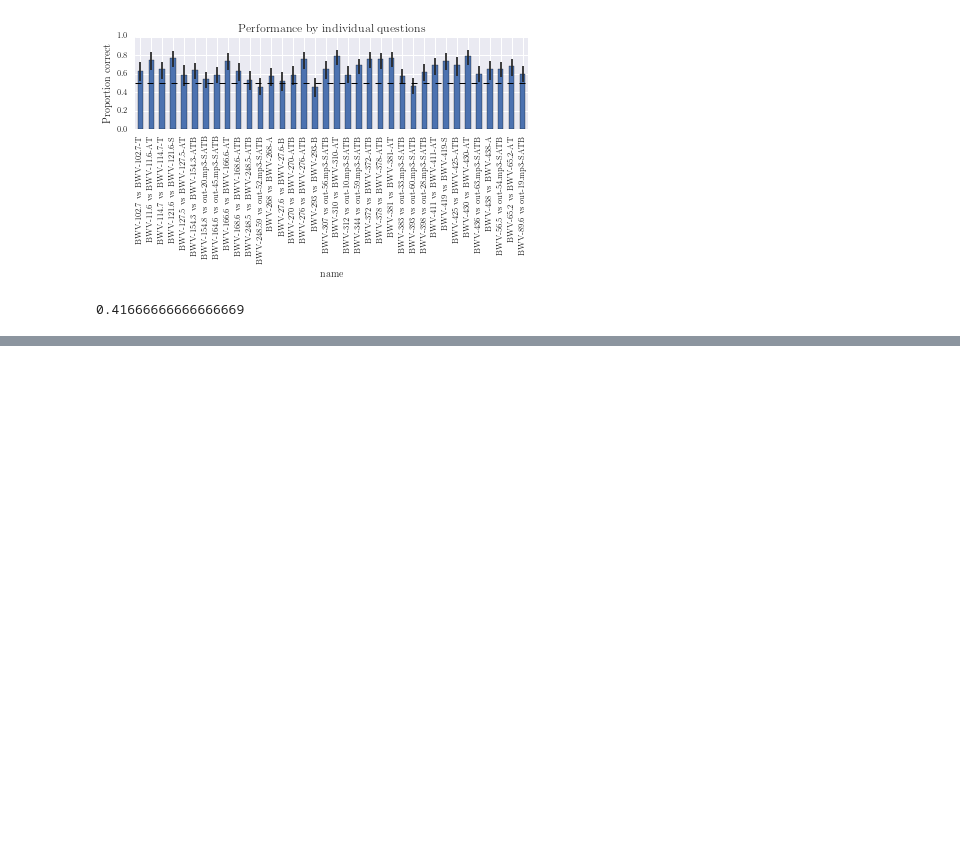
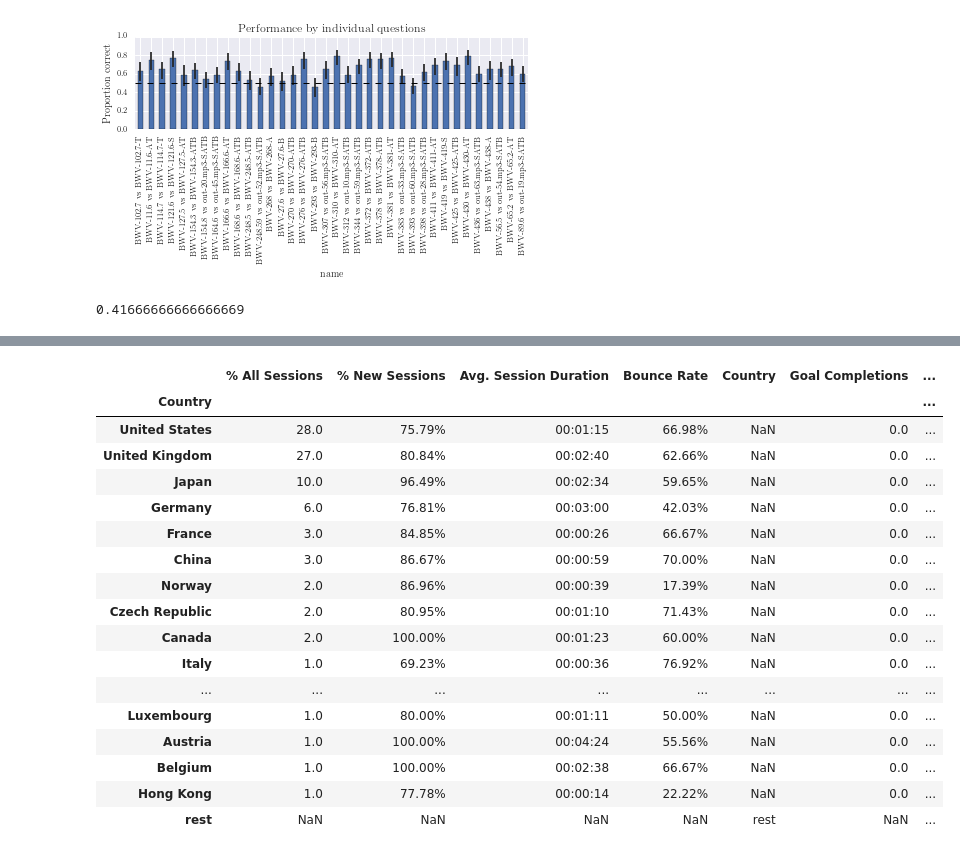
Before and after one commit to feynmanliang/bachbot-thesis, a Jupyter notebook: jupyter-notebooks/BachBot Responses.ipynb, the cells around one changed output, grey strips where cells are left out. Saved outputs shown, nothing was run; the diff lists cells and outputs as text; code cells hidden in the pictures; blank space fills up the shorter version.

```diff
--- a/jupyter-notebooks/BachBot Responses.ipynb
+++ b/jupyter-notebooks/BachBot Responses.ipynb
@@ -303,0 +327,21 @@ plt.show()
+# %%
+df_sub
+# %% [output]
+|  | % All Sessions | % New Sessions | Avg. Session Duration | Bounce Rate | Country | Goal Completions | ... |
+| Country |  |  |  |  |  |  | ... |
+| United States | 28.0 | 75.79% | 00:01:15 | 66.98% | NaN | 0.0 | ... |
+| United Kingdom | 27.0 | 80.84% | 00:02:40 | 62.66% | NaN | 0.0 | ... |
+| Japan | 10.0 | 96.49% | 00:02:34 | 59.65% | NaN | 0.0 | ... |
+| Germany | 6.0 | 76.81% | 00:03:00 | 42.03% | NaN | 0.0 | ... |
+| France | 3.0 | 84.85% | 00:00:26 | 66.67% | NaN | 0.0 | ... |
+| China | 3.0 | 86.67% | 00:00:59 | 70.00% | NaN | 0.0 | ... |
+| Norway | 2.0 | 86.96% | 00:00:39 | 17.39% | NaN | 0.0 | ... |
+| Czech Republic | 2.0 | 80.95% | 00:01:10 | 71.43% | NaN | 0.0 | ... |
+| Canada | 2.0 | 100.00% | 00:01:23 | 60.00% | NaN | 0.0 | ... |
+| Italy | 1.0 | 69.23% | 00:00:36 | 76.92% | NaN | 0.0 | ... |
+| ... | ... | ... | ... | ... | ... | ... | ... |
+| Luxembourg | 1.0 | 80.00% | 00:01:11 | 50.00% | NaN | 0.0 | ... |
+| Austria | 1.0 | 100.00% | 00:04:24 | 55.56% | NaN | 0.0 | ... |
+| Belgium | 1.0 | 100.00% | 00:02:38 | 66.67% | NaN | 0.0 | ... |
+| Hong Kong | 1.0 | 77.78% | 00:00:14 | 22.22% | NaN | 0.0 | ... |
+| rest | NaN | NaN | NaN | NaN | rest | NaN | ... |
```
Also changed, not shown: parts of 7 cells of this notebook, 5 other files.
